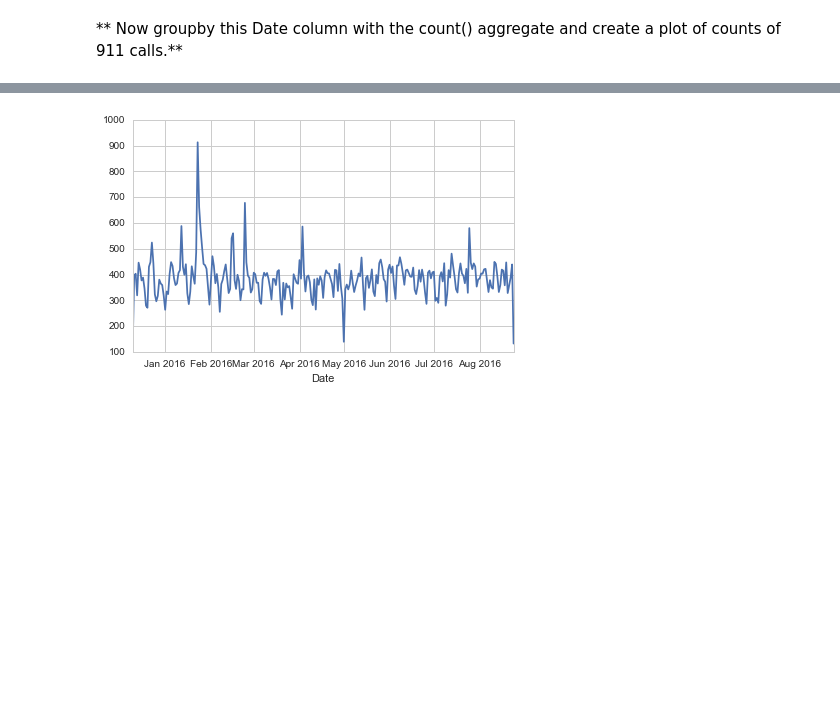
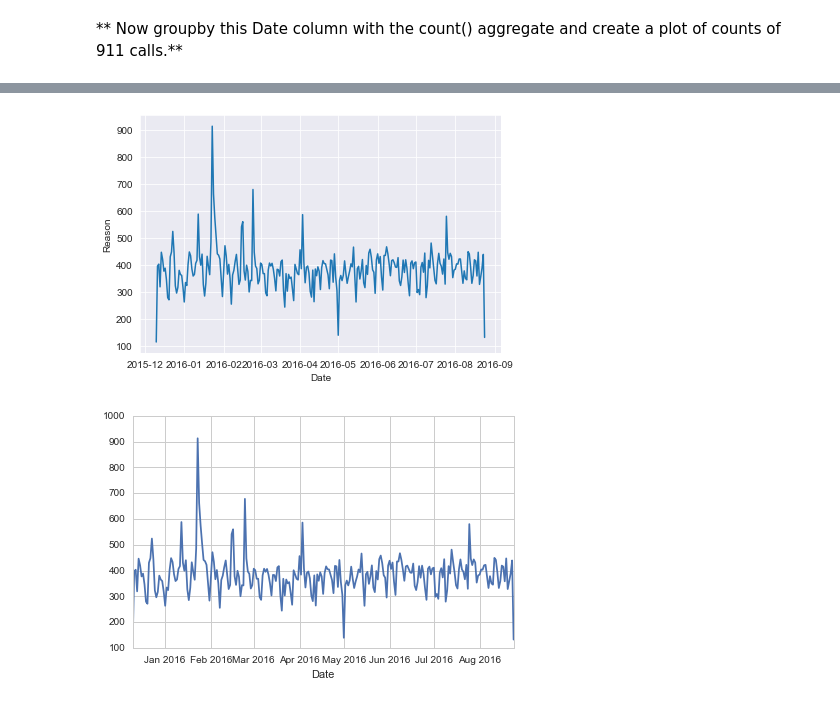
Before and after one commit to hky404/datascience-machine-learning-bootcamp, a Jupyter notebook: Refactored_Py_DS_ML_Bootcamp-master/10-Data-Capstone-Projects/01-911 Calls Data Capstone Project.ipynb, the cells around one changed output, grey strips where cells are left out. Cells and saved outputs as stored; diff of their text form; code cells hidden in the pictures; blank space fills up the shorter version.

```diff
--- a/Refactored_Py_DS_ML_Bootcamp-master/10-Data-Capstone-Projects/01-911 Calls Data Capstone Project.ipynb
+++ b/Refactored_Py_DS_ML_Bootcamp-master/10-Data-Capstone-Projects/01-911 Calls Data Capstone Project.ipynb
@@ -255,3 +284,7 @@ _____
 [figure]
 # %% [markdown]
 **Create a new column called 'Date' that contains the date from the timeStamp column. You'll need to use apply along with the .date() method. **
+# %%
+df['Date'] = df['timeStamp'].apply(lambda x: x.date())
+
+df.head()
@@ -258,2 +298,5 @@ _____
 # %% [markdown]
 ** Now groupby this Date column with the count() aggregate and create a plot of counts of 911 calls.**
+# %%
+byDate = df.groupby('Date').count()
+byDate.head()
@@ -260,3 +311,9 @@ _____
+# %%
+sns.lineplot(x=byDate.index, y=byDate['Reason'])
+sns.set_style('darkgrid')
+plt.tight_layout()
+# %% [output]
+[figure, added]
 # %%
 # %% [output]
 [figure]
```
Also changed, not shown: parts of 12 cells of this notebook.
